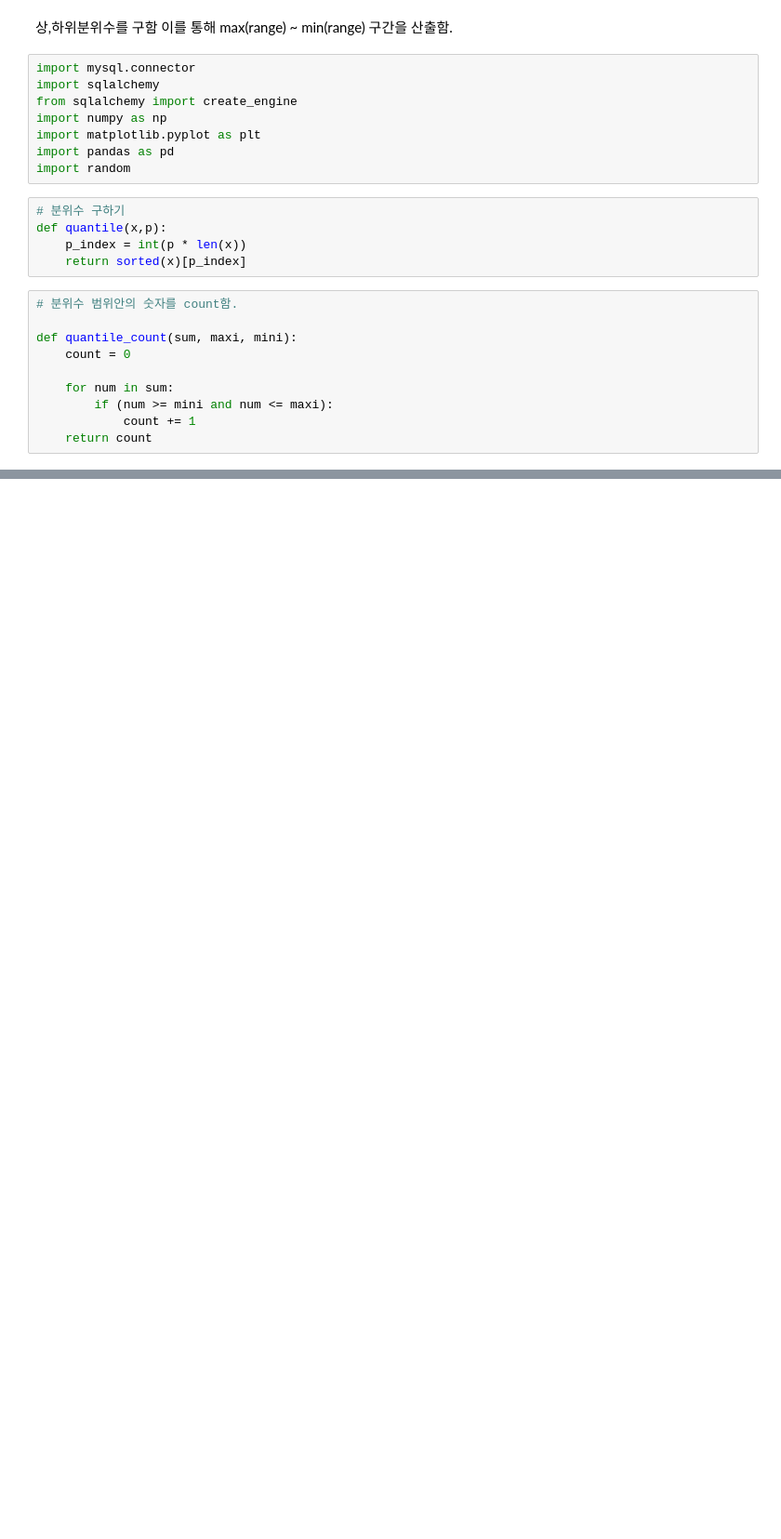
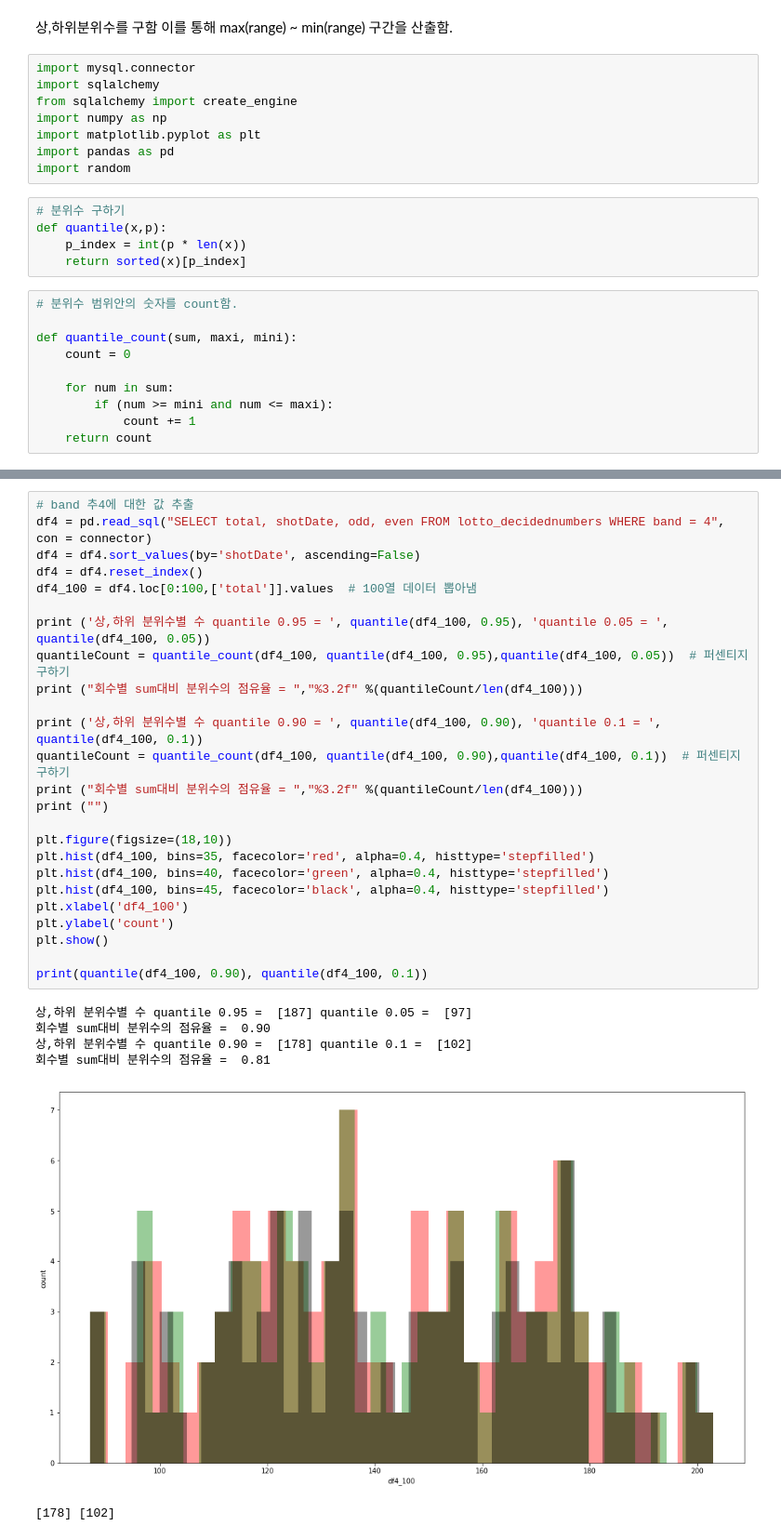
Before and after one commit to KimMyungSam/django_lotto, a Jupyter notebook: analysis/유형별 분석.ipynb, the cells around one changed output, grey strips where cells are left out. Shown at 93% size. Cells and saved outputs as stored; diff of their text form; blank space fills up the shorter version.

```diff
--- a/analysis/유형별 분석.ipynb
+++ b/analysis/유형별 분석.ipynb
@@ -91,2 +67,34 @@ IndexError: list index out of range
+# %%
+# band 추4에 대한 값 추출
+df4 = pd.read_sql("SELECT total, shotDate, odd, even FROM lotto_decidednumbers WHERE band = 4", con = connector)
+df4 = df4.sort_values(by='shotDate', ascending=False)
+df4 = df4.reset_index()
+df4_100 = df4.loc[0:100,['total']].values  # 100열 데이터 뽑아냄
+
+print ('상,하위 분위수별 수 quantile 0.95 = ', quantile(df4_100, 0.95), 'quantile 0.05 = ', quantile(df4_100, 0.05))
+quantileCount = quantile_count(df4_100, quantile(df4_100, 0.95),quantile(df4_100, 0.05))  # 퍼센티지 구하기
+print ("회수별 sum대비 분위수의 점유율 = ","%3.2f" %(quantileCount/len(df4_100)))
+
+print ('상,하위 분위수별 수 quantile 0.90 = ', quantile(df4_100, 0.90), 'quantile 0.1 = ', quantile(df4_100, 0.1))
+quantileCount = quantile_count(df4_100, quantile(df4_100, 0.90),quantile(df4_100, 0.1))  # 퍼센티지 구하기
+print ("회수별 sum대비 분위수의 점유율 = ","%3.2f" %(quantileCount/len(df4_100)))
+print ("")
+
+plt.figure(figsize=(18,10))
+plt.hist(df4_100, bins=35, facecolor='red', alpha=0.4, histtype='stepfilled')
+plt.hist(df4_100, bins=40, facecolor='green', alpha=0.4, histtype='stepfilled')
+plt.hist(df4_100, bins=45, facecolor='black', alpha=0.4, histtype='stepfilled')
+plt.xlabel('df4_100')
+plt.ylabel('count')
+plt.show()
+
+print(quantile(df4_100, 0.90), quantile(df4_100, 0.1))
+# %% [output]
+상,하위 분위수별 수 quantile 0.95 =  [187] quantile 0.05 =  [97]
+회수별 sum대비 분위수의 점유율 =  0.90
+상,하위 분위수별 수 quantile 0.90 =  [178] quantile 0.1 =  [102]
+회수별 sum대비 분위수의 점유율 =  0.81
+[figure, added]
+[178] [102]
 # %%
 # 홀수,짝수 갯수 구하기
```
Also changed, not shown: parts of 3 cells of this notebook, 14 other files.
